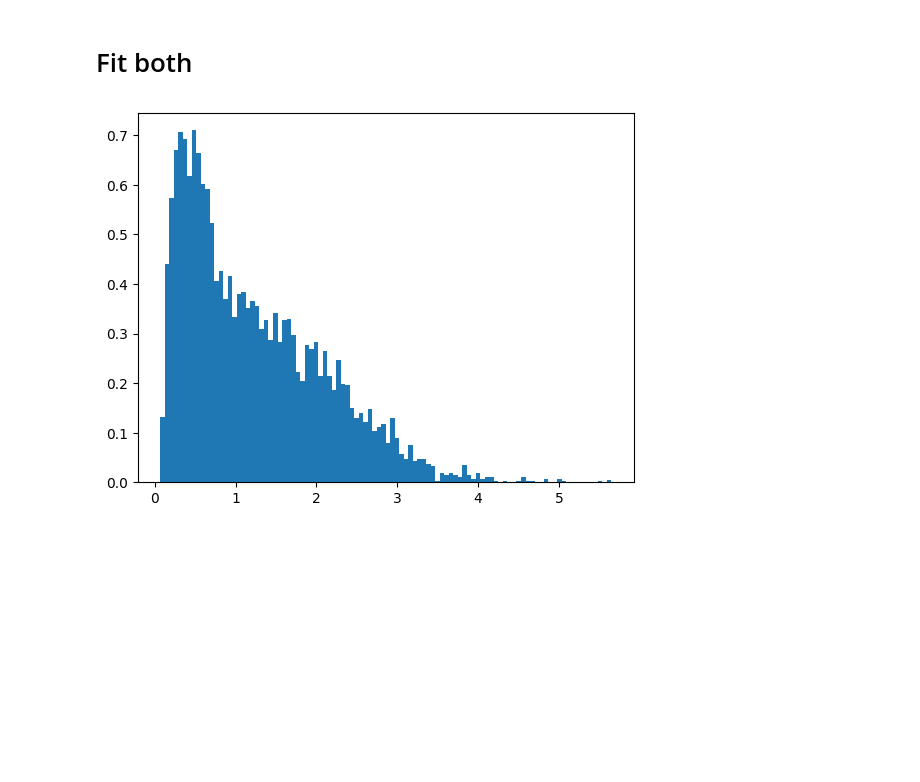
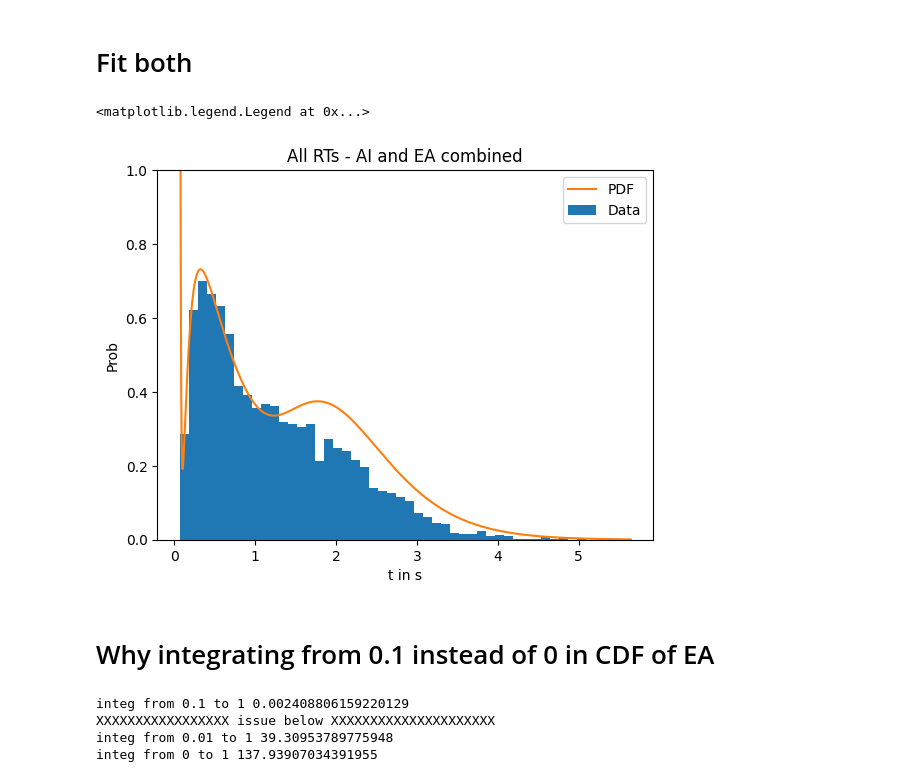
Before and after one commit to rakaar/ddm_codes, a Jupyter notebook: action_init_ddm/fitting_sim_data.ipynb, the cells around one changed output. Drawn from its saved outputs; the diff is of its cells as text; code cells hidden in the pictures; blank space fills up the shorter version.

```diff
--- a/action_init_ddm/fitting_sim_data.ipynb
+++ b/action_init_ddm/fitting_sim_data.ipynb
@@ -88,10 +86,39 @@ Text(0.5, 1.0, 'Numeric')
 # %% [markdown]
 # Fit both
-# %%
-RTs_flat = RTs.flatten()
-
-
-
-plt.hist(RTs, density=True, bins=100);
-# %% [output]
-[figure, removed]
+# %%
+RTs_flat = RTs.flatten()
+K_max = 50
+# min_val = 0.1
+min_val = 0.1
+# data
+plt.hist(RTs, density=True, bins=50);
+
+# theory
+norm_const_A, _ = quad(rho_A_t_fn, 0, np.inf, args=(V_A, theta_A))
+norm_const_E, _ = quad(rho_E_t_fn, min_val, np.inf, args=(V_E, theta_E, K_max))
+
+t_pts = np.linspace(min(RTs), max(RTs), 1000)
+p_theory  = (rho_A_t_arr_fn(t_pts, V_A, theta_A)/norm_const_A)*(1 - cum_E_t_arr_fn(t_pts, V_E, theta_E, K_max, min_val)) + \
+        (rho_E_t_arr_fn(t_pts, V_E, theta_E, K_max)/norm_const_E)*(1 - cum_A_t_arr_fn(t_pts, V_A, theta_A))
+
+plt.plot(t_pts, p_theory)
+plt.ylim(0,1); plt.xlabel('t in s'); plt.ylabel('Prob'); plt.title('All RTs - AI and EA combined');
+plt.legend(['PDF', 'Data'])
+# %% [output]
+<matplotlib.legend.Legend at 0x...>
+[figure, added]
+# %% [markdown]
+# Why integrating from 0.1 instead of 0 in CDF of EA
+# %%
+c, _ = quad(rho_E_t_fn, 0.1, 1, args=(V_E, theta_E, K_max))
+print(f'integ from 0.1 to 1 {c}')
+print('XXXXXXXXXXXXXXXXX issue below XXXXXXXXXXXXXXXXXXXXX')
+c3, _ = quad(rho_E_t_fn, 0.01, 1, args=(V_E, theta_E, K_max))
+print(f'integ from 0.01 to 1 {c3}')
+c_2, _ = quad(rho_E_t_fn, 0, 1, args=(V_E, theta_E, K_max))
+print(f'integ from 0 to 1 {c_2}')
+# %% [output]
+integ from 0.1 to 1 0.002408806159220129
+XXXXXXXXXXXXXXXXX issue below XXXXXXXXXXXXXXXXXXXXX
+integ from 0.01 to 1 39.30953789775948
+integ from 0 to 1 137.93907034391955
```
Also changed, not shown: parts of 14 cells of this notebook, 1 other file.
